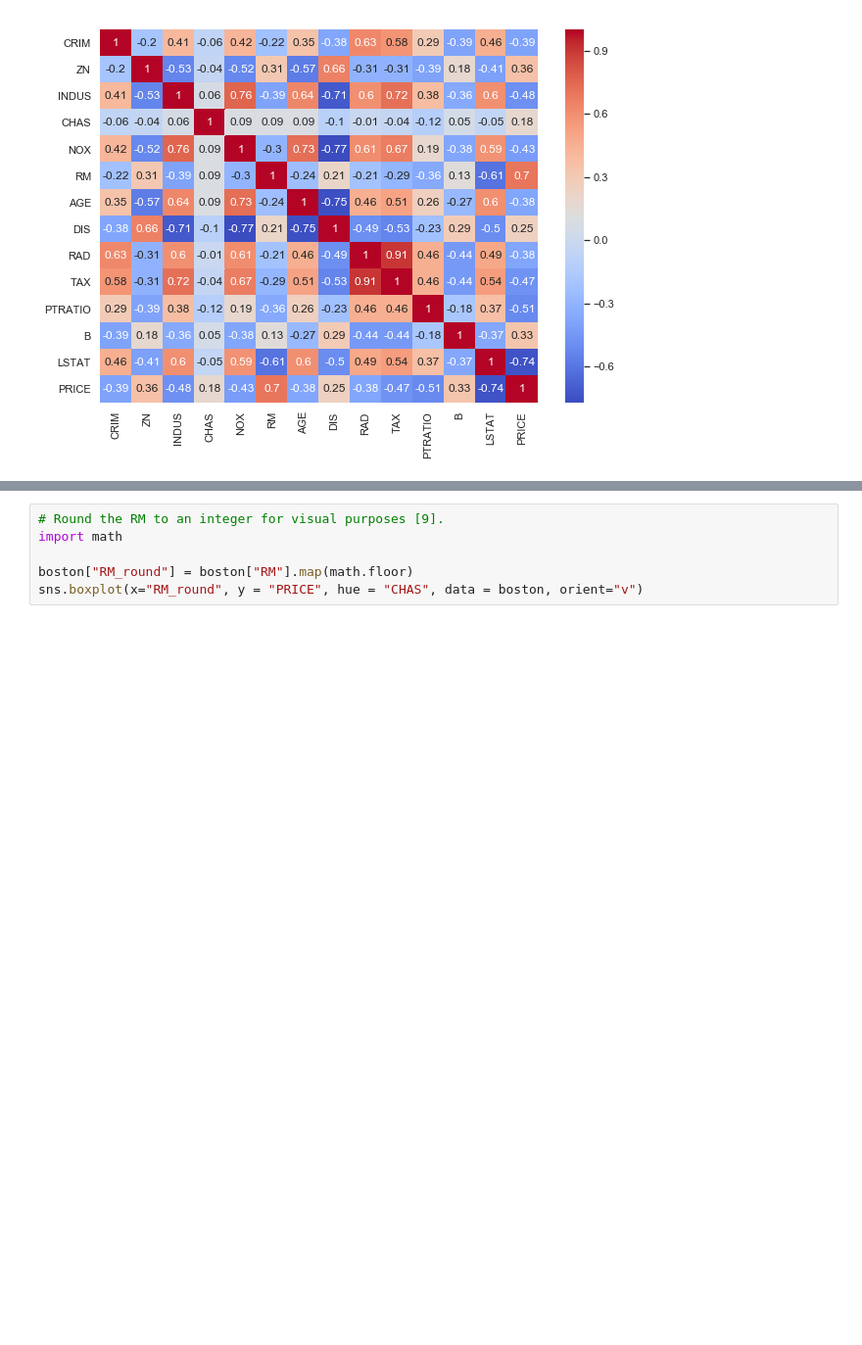
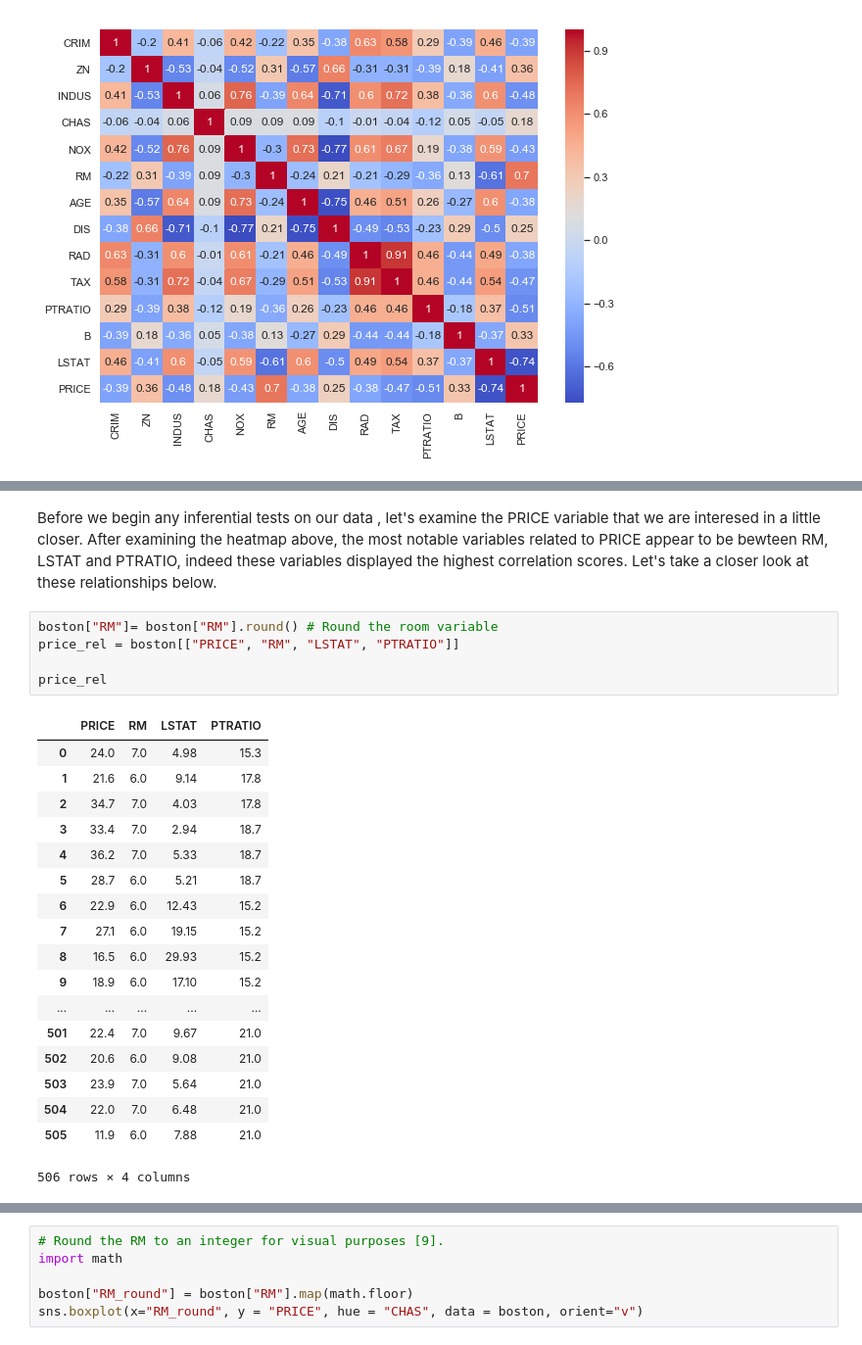
Before and after one commit to Datagatherer2357/Machine-Learning-and-Statistics-2019-Assessment, a Jupyter notebook: Machine-Learning-and-Statistics-2019-Assessment.ipynb, the cells around one changed output, grey strips where cells are left out. Shown at 98% size. Saved outputs shown, nothing was run; the diff lists cells and outputs as text; blank space fills up the shorter version.

```diff
--- a/Machine-Learning-and-Statistics-2019-Assessment.ipynb
+++ b/Machine-Learning-and-Statistics-2019-Assessment.ipynb
@@ -366,0 +369,26 @@ Great, now we have a nice matrix with a heatmap function to enhance the salience
+# %% [markdown]
+Before we begin any inferential tests on our data , let's examine the PRICE variable that we are interesed in a little closer. After examining the heatmap above, the most notable variables related to PRICE appear to be bewteen RM, LSTAT and PTRATIO, indeed these variables displayed the highest correlation scores. Let's take a closer look at these relationships below.
+# %%
+boston["RM"]= boston["RM"].round() # Round the room variable
+price_rel = boston[["PRICE", "RM", "LSTAT", "PTRATIO"]]
+
+price_rel
+# %% [output]
+|  | PRICE | RM | LSTAT | PTRATIO |
+| 0 | 24.0 | 7.0 | 4.98 | 15.3 |
+| 1 | 21.6 | 6.0 | 9.14 | 17.8 |
+| 2 | 34.7 | 7.0 | 4.03 | 17.8 |
+| 3 | 33.4 | 7.0 | 2.94 | 18.7 |
+| 4 | 36.2 | 7.0 | 5.33 | 18.7 |
+| 5 | 28.7 | 6.0 | 5.21 | 18.7 |
+| 6 | 22.9 | 6.0 | 12.43 | 15.2 |
+| 7 | 27.1 | 6.0 | 19.15 | 15.2 |
+| 8 | 16.5 | 6.0 | 29.93 | 15.2 |
+| 9 | 18.9 | 6.0 | 17.10 | 15.2 |
+| ... | ... | ... | ... | ... |
+| 501 | 22.4 | 7.0 | 9.67 | 21.0 |
+| 502 | 20.6 | 6.0 | 9.08 | 21.0 |
+| 503 | 23.9 | 7.0 | 5.64 | 21.0 |
+| 504 | 22.0 | 7.0 | 6.48 | 21.0 |
+| 505 | 11.9 | 6.0 | 7.88 | 21.0 |
+506 rows × 4 columns
```
Also changed, not shown: parts of 13 cells of this notebook.
